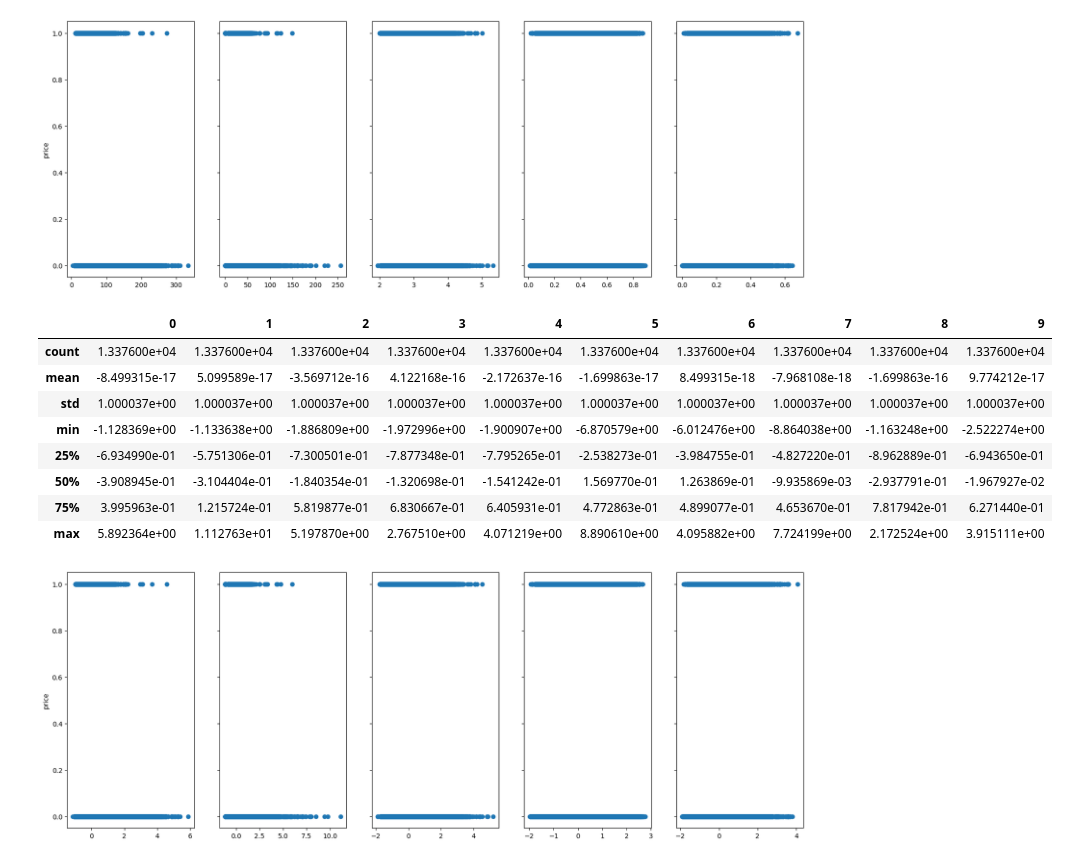
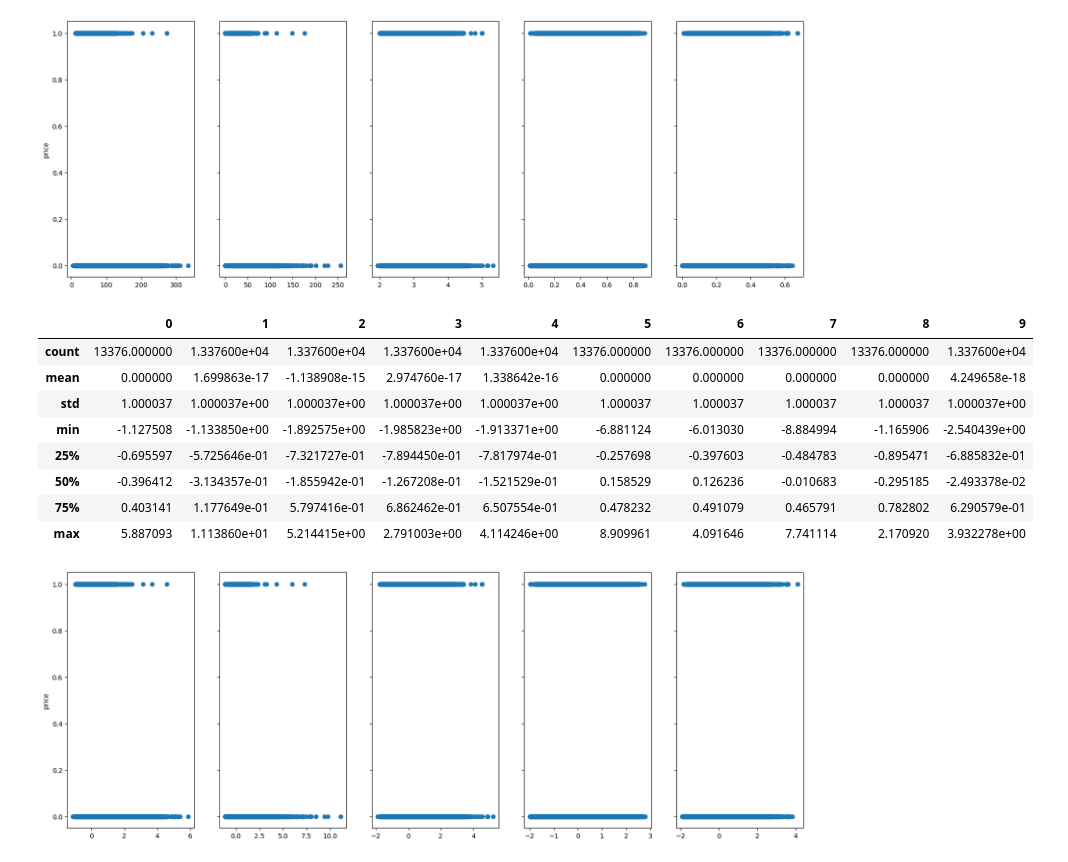
Before and after one commit to Omar-Atef-Bakr/introduction_to_machine_learning, a Jupyter notebook: assigment_one/Solution.ipynb, the cells around one changed output. Drawn from its saved outputs; the diff is of its cells as text; code cells hidden in the pictures.

```diff
--- a/assigment_one/Solution.ipynb
+++ b/assigment_one/Solution.ipynb
@@ -24,5 +27,8 @@ data.describe()
 | 50% | 37.147700 | 17.139900 | 2.739600 | 0.354150 | 0.196500 | 4.013050 | 15.314100 | 0.666200 | 17.679500 | 191.851450 |
 | 75% | 70.122175 | 24.739475 | 3.101600 | 0.503700 | 0.285225 | 24.063700 | 35.837800 | 10.946425 | 45.883550 | 240.563825 |
 | max | 334.177000 | 256.382000 | 5.323300 | 0.893000 | 0.675200 | 575.240700 | 238.321000 | 179.851000 | 90.000000 | 495.561000 |
+# %%
+x = data.drop(columns=10)
+y = data[10]
 # %%
 # check the count of every class
@@ -46,0 +41,3 @@ Name: count, dtype: int64
+# %%
+resampler = RandomUnderSampler(random_state=42)
+x, y = resampler.fit_resample(x, y)
@@ -47,7 +51,7 @@ Name: count, dtype: int64
 # %%
-# seprate features and classes
-x_train = np.array(balanced_data.iloc[:, 0:10])
-y_train = np.array([1 if c == "g" else 0 for c in balanced_data[10]])
+# turn to np arrays and normalize y
+x = np.array(x)
+y = np.array([1 if c == "g" else 0 for c in balanced_data[10]])
 # %%
 # function to plot each feature with the target to visualize each feature range and effect
 # y2 optional parameter to plot predections as well as target if desired
@@ -74,18 +78,18 @@ plot_features(x_train, y_train, n_features=5)
 # %%
 # normalize data
 scaler = StandardScaler()
-x_train = scaler.fit_transform(x_train)
+x = scaler.fit_transform(x)
 # %%
-pd.DataFrame(x_train).describe()
+pd.DataFrame(x).describe()
 # %% [output]
 |  | 0 | 1 | 2 | 3 | 4 | 5 | 6 | 7 | 8 | 9 |
-| count | 1.337600e+04 | 1.337600e+04 | 1.337600e+04 | 1.337600e+04 | 1.337600e+04 | 1.337600e+04 | 1.337600e+04 | 1.337600e+04 | 1.337600e+04 | 1.337600e+04 |
-| mean | -8.499315e-17 | 5.099589e-17 | -3.569712e-16 | 4.122168e-16 | -2.172637e-16 | -1.699863e-17 | 8.499315e-18 | -7.968108e-18 | -1.699863e-16 | 9.774212e-17 |
-| std | 1.000037e+00 | 1.000037e+00 | 1.000037e+00 | 1.000037e+00 | 1.000037e+00 | 1.000037e+00 | 1.000037e+00 | 1.000037e+00 | 1.000037e+00 | 1.000037e+00 |
-| min | -1.128369e+00 | -1.133638e+00 | -1.886809e+00 | -1.972996e+00 | -1.900907e+00 | -6.870579e+00 | -6.012476e+00 | -8.864038e+00 | -1.163248e+00 | -2.522274e+00 |
-| 25% | -6.934990e-01 | -5.751306e-01 | -7.300501e-01 | -7.877348e-01 | -7.795265e-01 | -2.538273e-01 | -3.984755e-01 | -4.827220e-01 | -8.962889e-01 | -6.943650e-01 |
-| 50% | -3.908945e-01 | -3.104404e-01 | -1.840354e-01 | -1.320698e-01 | -1.541242e-01 | 1.569770e-01 | 1.263869e-01 | -9.935869e-03 | -2.937791e-01 | -1.967927e-02 |
-| 75% | 3.995963e-01 | 1.215724e-01 | 5.819877e-01 | 6.830667e-01 | 6.405931e-01 | 4.772863e-01 | 4.899077e-01 | 4.653670e-01 | 7.817942e-01 | 6.271440e-01 |
-| max | 5.892364e+00 | 1.112763e+01 | 5.197870e+00 | 2.767510e+00 | 4.071219e+00 | 8.890610e+00 | 4.095882e+00 | 7.724199e+00 | 2.172524e+00 | 3.915111e+00 |
+| count | 13376.000000 | 1.337600e+04 | 1.337600e+04 | 1.337600e+04 | 1.337600e+04 | 13376.000000 | 13376.000000 | 13376.000000 | 13376.000000 | 1.337600e+04 |
+| mean | 0.000000 | 1.699863e-17 | -1.138908e-15 | 2.974760e-17 | 1.338642e-16 | 0.000000 | 0.000000 | 0.000000 | 0.000000 | 4.249658e-18 |
+| std | 1.000037 | 1.000037e+00 | 1.000037e+00 | 1.000037e+00 | 1.000037e+00 | 1.000037 | 1.000037 | 1.000037 | 1.000037 | 1.000037e+00 |
+| min | -1.127508 | -1.133850e+00 | -1.892575e+00 | -1.985823e+00 | -1.913371e+00 | -6.881124 | -6.013030 | -8.884994 | -1.165906 | -2.540439e+00 |
+| 25% | -0.695597 | -5.725646e-01 | -7.321727e-01 | -7.894450e-01 | -7.817974e-01 | -0.257698 | -0.397603 | -0.484783 | -0.895471 | -6.885832e-01 |
+| 50% | -0.396412 | -3.134357e-01 | -1.855942e-01 | -1.267208e-01 | -1.521529e-01 | 0.158529 | 0.126236 | -0.010683 | -0.295185 | -2.493378e-02 |
+| 75% | 0.403141 | 1.177649e-01 | 5.797416e-01 | 6.862462e-01 | 6.507554e-01 | 0.478232 | 0.491079 | 0.465791 | 0.782802 | 6.290579e-01 |
+| max | 5.887093 | 1.113860e+01 | 5.214415e+00 | 2.791003e+00 | 4.114246e+00 | 8.909961 | 4.091646 | 7.741114 | 2.170920 | 3.932278e+00 |
 # %%
 # ploting features after normalization
```
Also changed, not shown: parts of 20 cells of this notebook.
